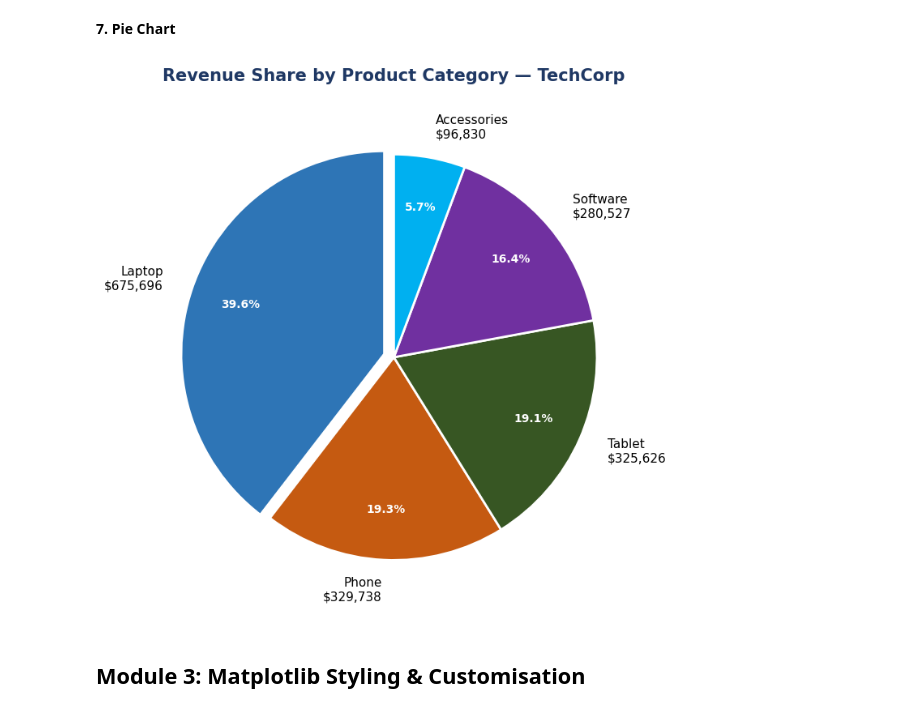
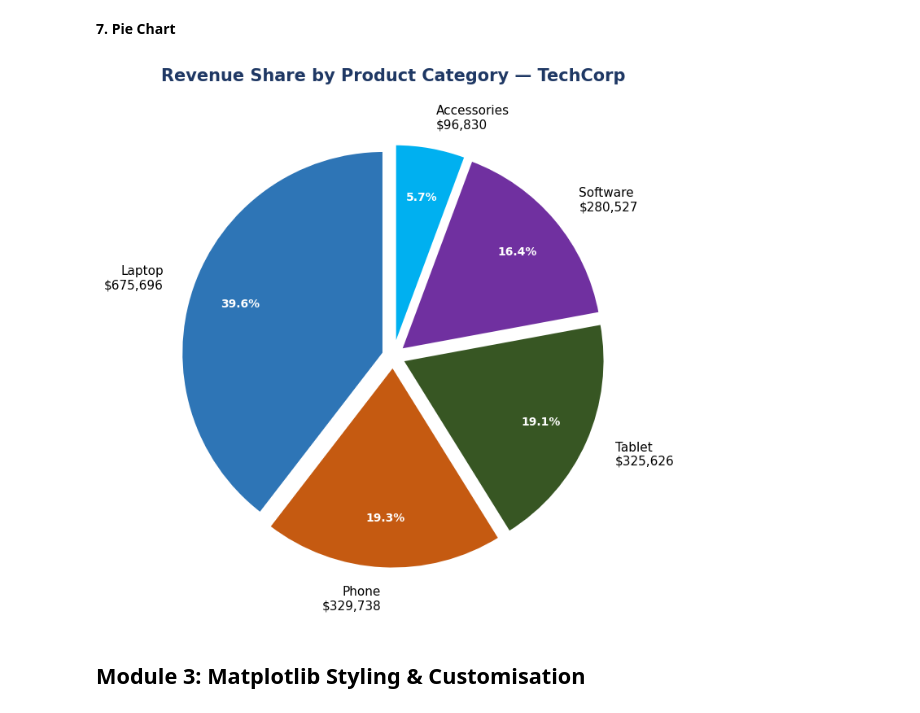
Before and after one commit to FarhanKhan1/DA_project, a Jupyter notebook: matplotlib_complete_guide.ipynb, the cells around one changed output. Drawn from its saved outputs; the diff is of its cells as text; code cells hidden in the pictures.

```diff
--- a/matplotlib_complete_guide.ipynb
+++ b/matplotlib_complete_guide.ipynb
@@ -901,41 +906,41 @@ labels = [f'{cat}\n${rev:,.0f}' for cat, rev in
 
 # ── Colours and explode ────────────────────────────────────────────────────
 colors  = ['#2E75B6', '#C55A11', '#375623', '#7030A0', '#00B0F0']
-explode = [0.05, 0, 0, 0, 0]
+explode = [0.05, 0.05, 0.05, 0.05, 0.05]
 
 # ── Build the chart ────────────────────────────────────────────────────────
 fig, ax = plt.subplots(figsize=(10, 7))
 
 wedges, texts, autotexts = ax.pie(
     cat_revenue['total_revenue'],
     labels        = labels,          # now includes name + $ value
     colors        = colors,
     autopct       = '%1.1f%%',
     pctdistance   = 0.75,
     explode       = explode,
     startangle    = 90,
     wedgeprops    = {'edgecolor': 'white', 'linewidth': 2},
     textprops     = {'fontsize': 11},
     labeldistance = 1.15
 )
 
 # ── Style the percentage labels inside the slices ─────────────────────────
 for autotext in autotexts:
     autotext.set_color('white')
     autotext.set_fontweight('bold')
     autotext.set_fontsize(10)
 
 ax.set_title('Revenue Share by Product Category — TechCorp',
              fontsize=15, fontweight='bold', color='#1F3864', pad=20)
 
 ax.set_aspect('equal')
 
 plt.tight_layout()
 fig.savefig('techcorp_pie_revenue.png', dpi=300,
             bbox_inches='tight', facecolor='white')
 plt.show()
 # %% [output]
-[figure, old version]
+[figure, new version]
 # %% [markdown]
 ## Module 3: Matplotlib Styling & Customisation
 # %% [markdown]
```
Also changed, not shown: parts of 16 cells of this notebook.
